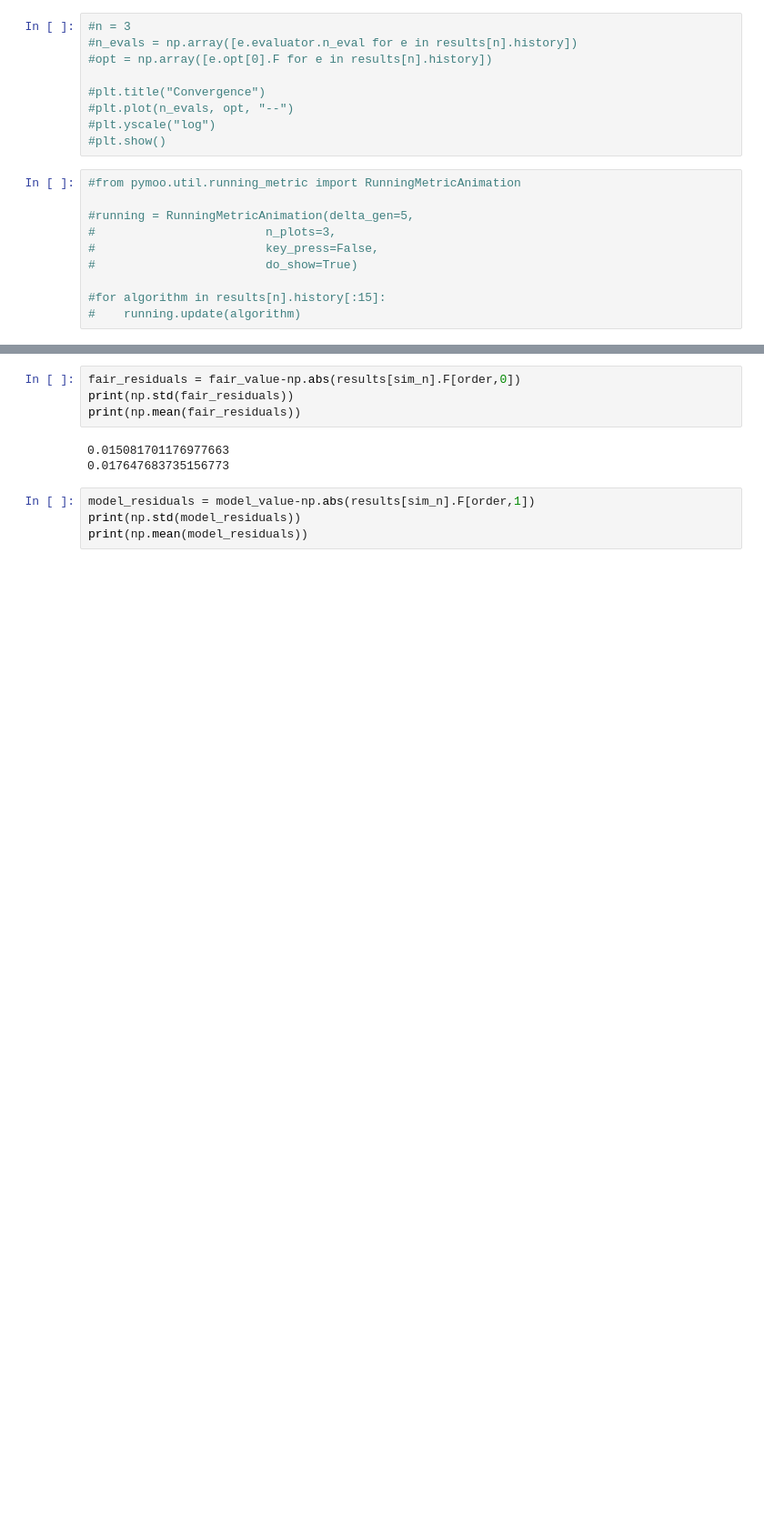
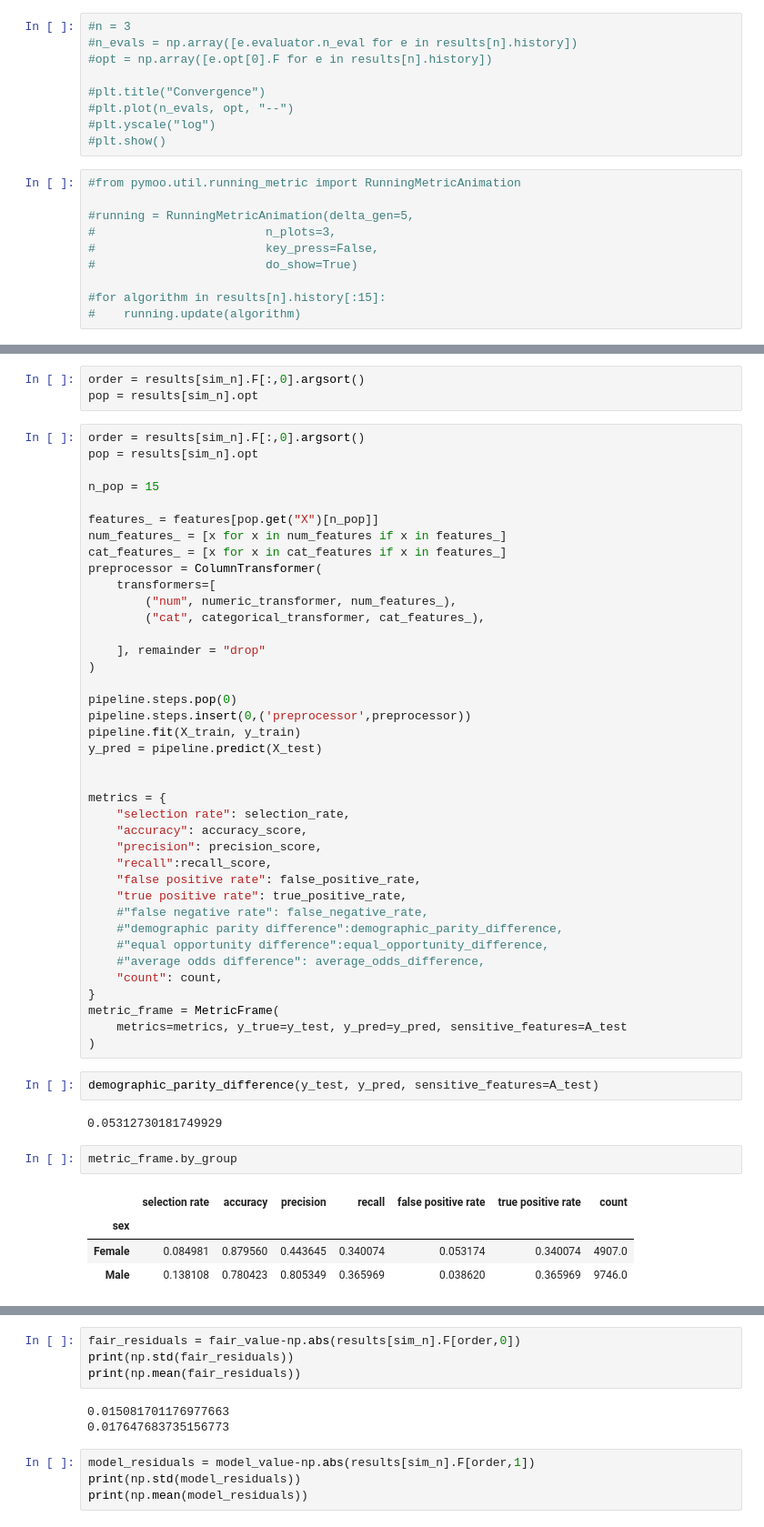
Before and after one commit to AzucenaMV/fairness, a Jupyter notebook: src/notebooks/results_fs.ipynb, the cells around one changed output, grey strips where cells are left out. Shown: that part at 91% size. Drawn from its saved outputs; the diff is of its cells as text; blank space fills up the shorter version.

```diff
--- a/src/notebooks/results_fs.ipynb
+++ b/src/notebooks/results_fs.ipynb
@@ -242,0 +270,53 @@ for i,ax in zip(range(len(fair_sim)),axes.ravel()):
+# %%
+order = results[sim_n].F[:,0].argsort()
+pop = results[sim_n].opt
+# %%
+order = results[sim_n].F[:,0].argsort()
+pop = results[sim_n].opt
+
+n_pop = 15
+
+features_ = features[pop.get("X")[n_pop]]
+num_features_ = [x for x in num_features if x in features_]
+cat_features_ = [x for x in cat_features if x in features_]
+preprocessor = ColumnTransformer(
+    transformers=[
+        ("num", numeric_transformer, num_features_),
+        ("cat", categorical_transformer, cat_features_),
+
+    ], remainder = "drop"
+)
+
+pipeline.steps.pop(0)
+pipeline.steps.insert(0,('preprocessor',preprocessor))
+pipeline.fit(X_train, y_train)
+y_pred = pipeline.predict(X_test)
+
+
+metrics = {
+    "selection rate": selection_rate,
+    "accuracy": accuracy_score,
+    "precision": precision_score,
+    "recall":recall_score,
+    "false positive rate": false_positive_rate,
+    "true positive rate": true_positive_rate,
+    #"false negative rate": false_negative_rate,
+    #"demographic parity difference":demographic_parity_difference,
+    #"equal opportunity difference":equal_opportunity_difference,
+    #"average odds difference": average_odds_difference,
+    "count": count,
+}
+metric_frame = MetricFrame(
+    metrics=metrics, y_true=y_test, y_pred=y_pred, sensitive_features=A_test
+)
+# %%
+demographic_parity_difference(y_test, y_pred, sensitive_features=A_test)
+# %% [output]
+0.05312730181749929
+# %%
+metric_frame.by_group
+# %% [output]
+|  | selection rate | accuracy | precision | recall | false positive rate | true positive rate | count |
+| sex |  |  |  |  |  |  |  |
+| Female | 0.084981 | 0.879560 | 0.443645 | 0.340074 | 0.053174 | 0.340074 | 4907.0 |
+| Male | 0.138108 | 0.780423 | 0.805349 | 0.365969 | 0.038620 | 0.365969 | 9746.0 |
```
Also changed, not shown: parts of 14 cells of this notebook.
